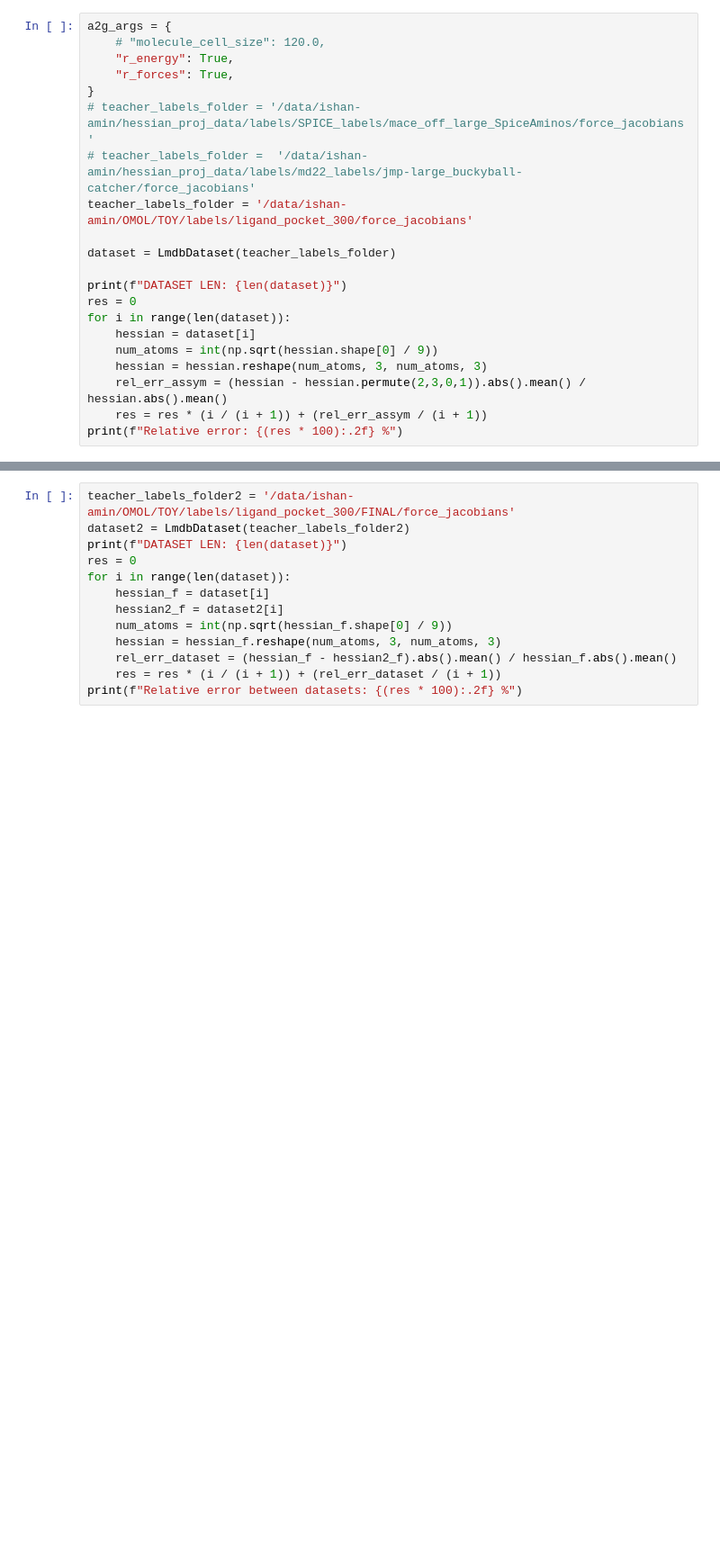
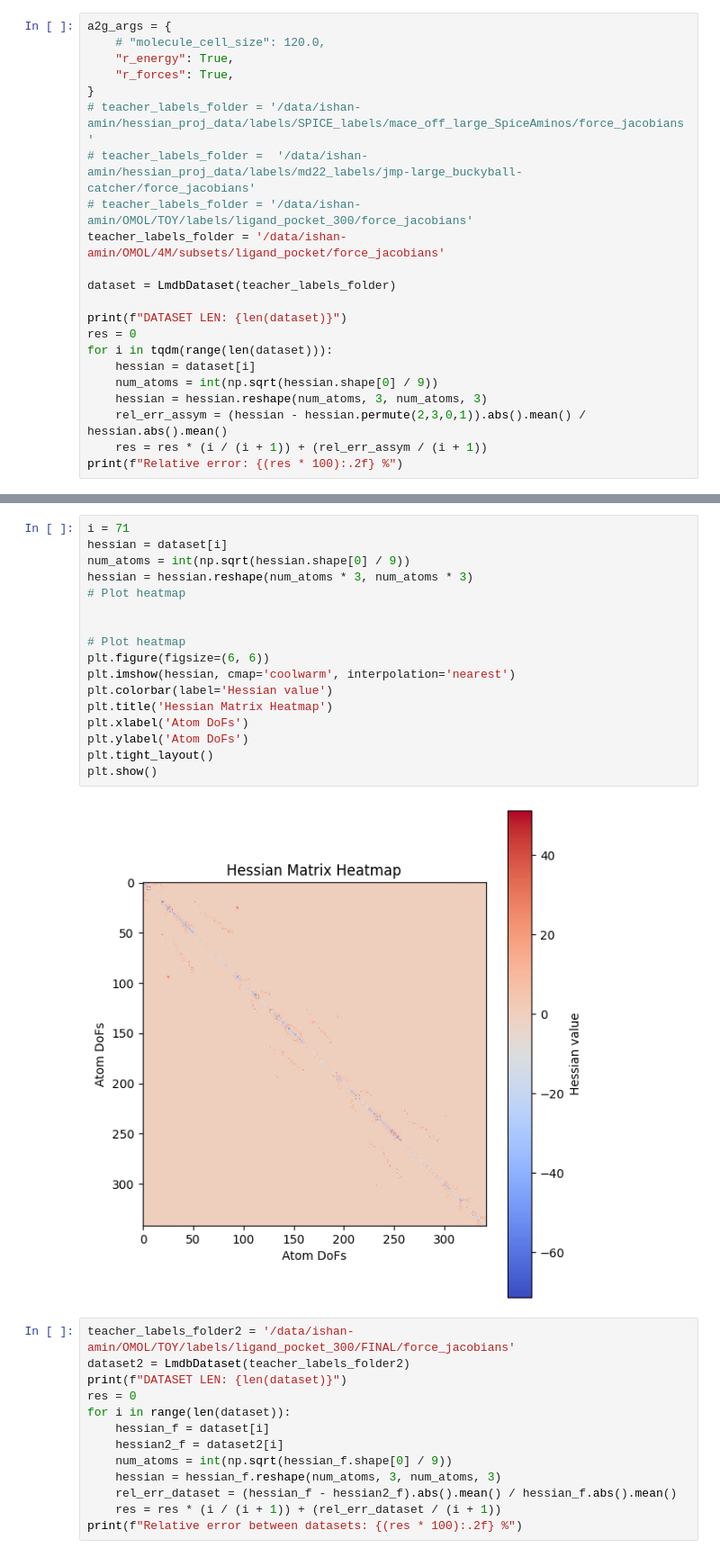
Before and after one commit to ishanthewizard/MLFF-distill, a Jupyter notebook: sandbox.ipynb, the cells around one changed output, grey strips where cells are left out. Shown at 90% size. Cells and saved outputs as stored; diff of their text form; blank space fills up the shorter version.

```diff
--- a/sandbox.ipynb
+++ b/sandbox.ipynb
@@ -15,13 +17,14 @@ a2g_args = {
 }
 # teacher_labels_folder = '/data/ishan-amin/hessian_proj_data/labels/SPICE_labels/mace_off_large_SpiceAminos/force_jacobians'
 # teacher_labels_folder =  '/data/ishan-amin/hessian_proj_data/labels/md22_labels/jmp-large_buckyball-catcher/force_jacobians'
-teacher_labels_folder = '/data/ishan-amin/OMOL/TOY/labels/ligand_pocket_300/force_jacobians'
+# teacher_labels_folder = '/data/ishan-amin/OMOL/TOY/labels/ligand_pocket_300/force_jacobians'
+teacher_labels_folder = '/data/ishan-amin/OMOL/4M/subsets/ligand_pocket/force_jacobians'
 
 dataset = LmdbDataset(teacher_labels_folder)
 
 print(f"DATASET LEN: {len(dataset)}")
 res = 0
-for i in range(len(dataset)):
+for i in tqdm(range(len(dataset))):
     hessian = dataset[i]
     num_atoms = int(np.sqrt(hessian.shape[0] / 9))
     hessian = hessian.reshape(num_atoms, 3, num_atoms, 3)
@@ -35,3 +51,22 @@ Relative error: 5.78 %
+# %%
+i = 71
+hessian = dataset[i]
+num_atoms = int(np.sqrt(hessian.shape[0] / 9))
+hessian = hessian.reshape(num_atoms * 3, num_atoms * 3)
+# Plot heatmap
+
+
+# Plot heatmap
+plt.figure(figsize=(6, 6))
+plt.imshow(hessian, cmap='coolwarm', interpolation='nearest')
+plt.colorbar(label='Hessian value')
+plt.title('Hessian Matrix Heatmap')
+plt.xlabel('Atom DoFs')
+plt.ylabel('Atom DoFs')
+plt.tight_layout()
+plt.show()
+# %% [output]
+[figure, added]
 # %%
 teacher_labels_folder2 = '/data/ishan-amin/OMOL/TOY/labels/ligand_pocket_300/FINAL/force_jacobians'
 dataset2 = LmdbDataset(teacher_labels_folder2)
```
Also changed, not shown: parts of 3 cells of this notebook, 6 other files.
